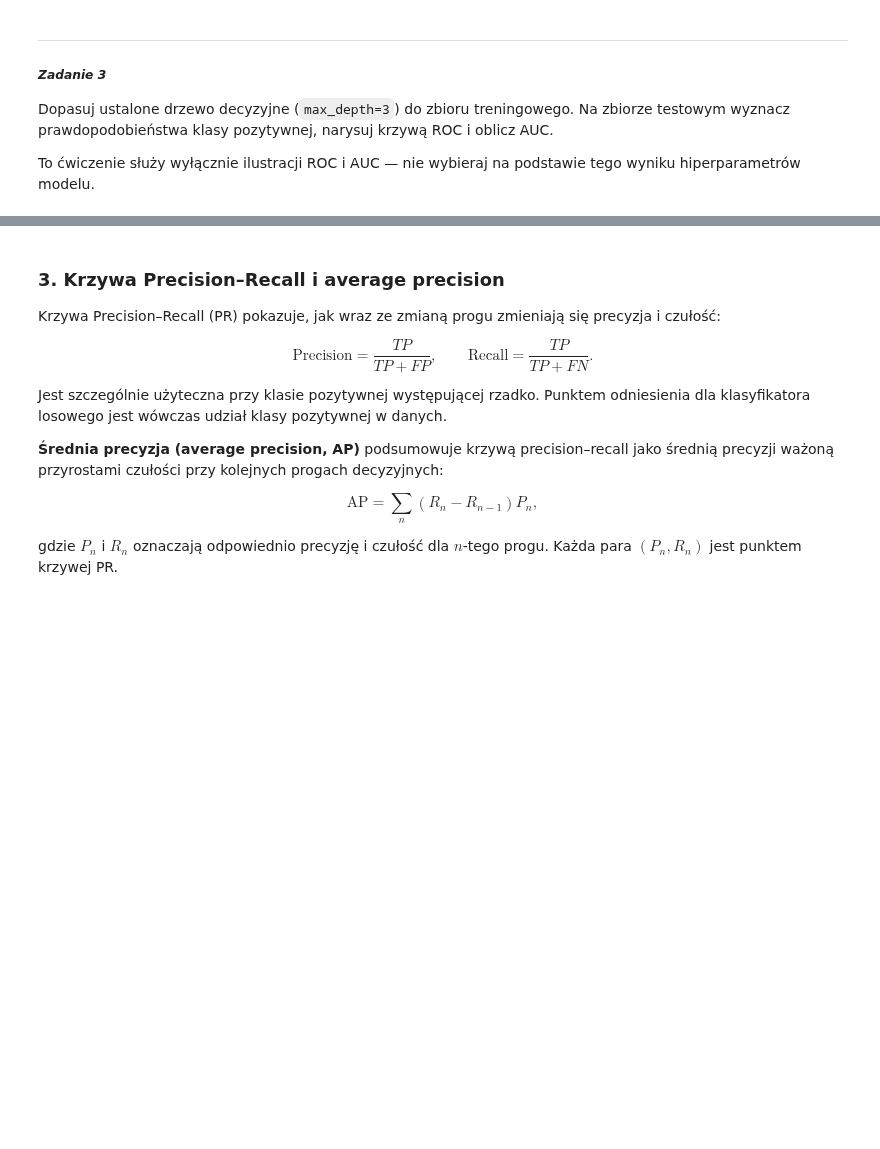
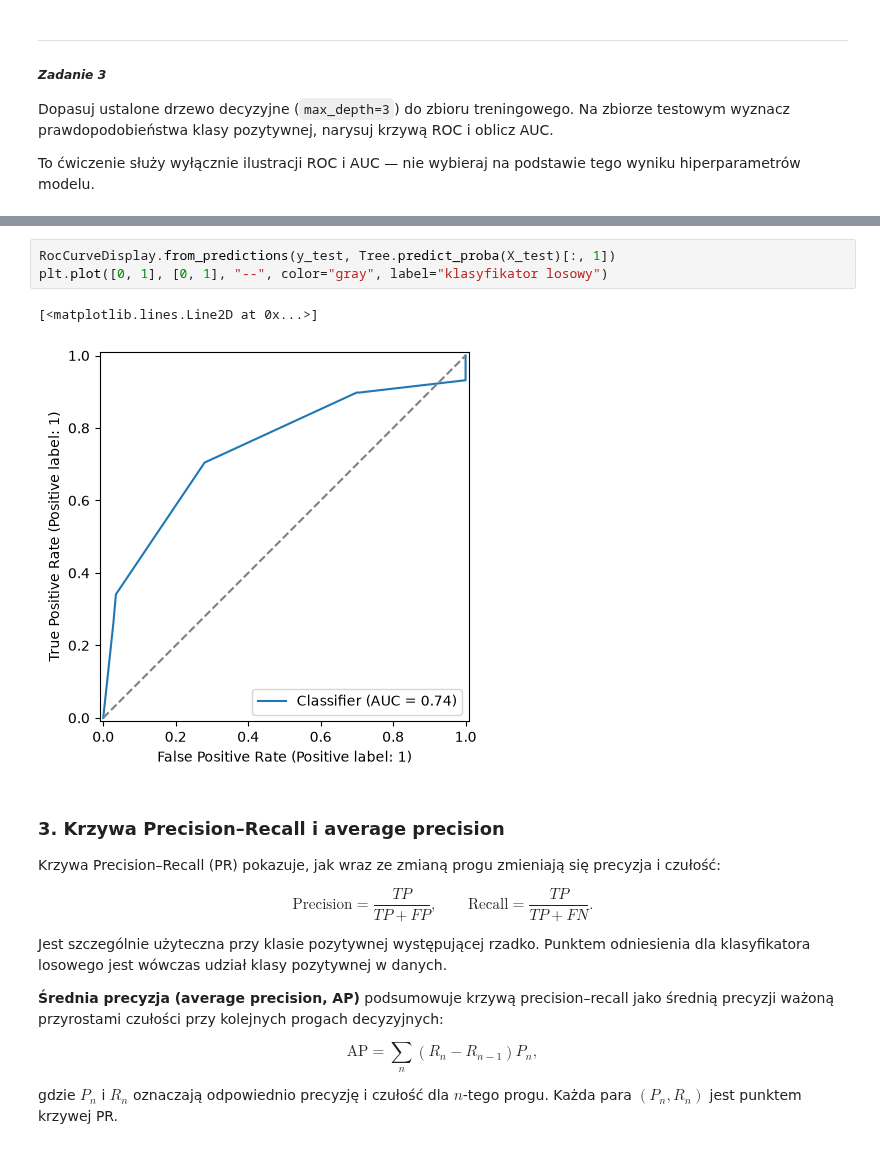
Before and after one commit to pkb-pmj/pw-sem5-ml, a Jupyter notebook: labs/lab03/lab03.ipynb, the cells around one changed output, grey strips where cells are left out. Saved outputs shown, nothing was run; the diff lists cells and outputs as text; blank space fills up the shorter version.

```diff
--- a/labs/lab03/lab03.ipynb
+++ b/labs/lab03/lab03.ipynb
@@ -121,3 +179,9 @@ To ćwiczenie służy wyłącznie ilustracji ROC i AUC — nie wybieraj na podst
+# %%
+RocCurveDisplay.from_predictions(y_test, Tree.predict_proba(X_test)[:, 1])
+plt.plot([0, 1], [0, 1], "--", color="gray", label="klasyfikator losowy")
+# %% [output]
+[<matplotlib.lines.Line2D at 0x...>]
+[figure, added]
 # %% [markdown]
 ### 3. Krzywa Precision–Recall i average precision
 
```
Also changed, not shown: parts of 14 cells of this notebook.
